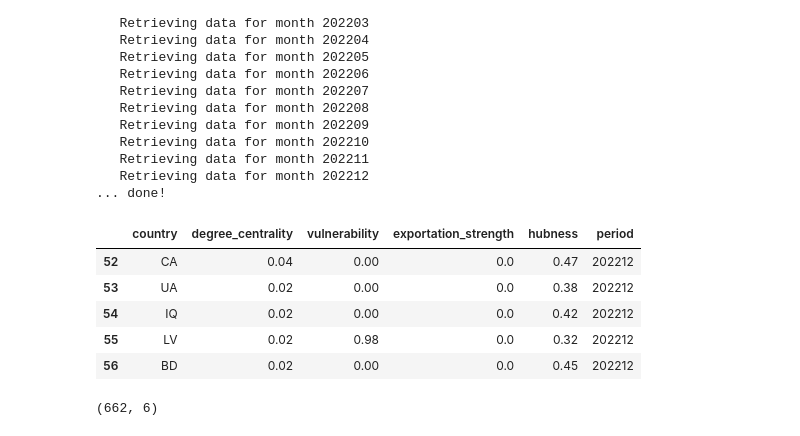
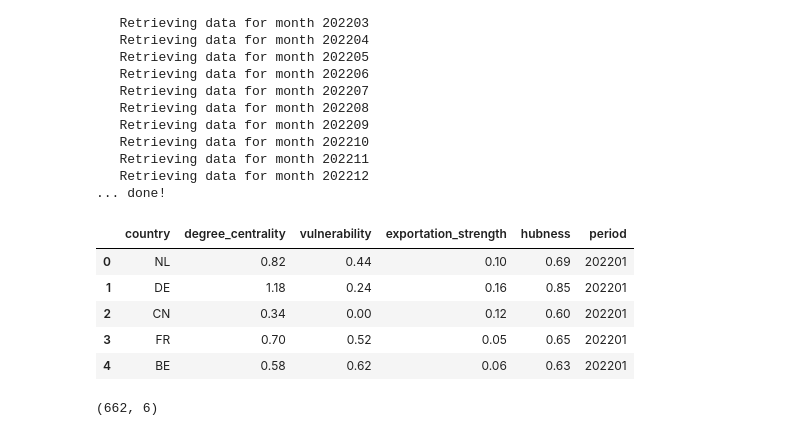
Before and after one commit to istat-methodology/terra, a Jupyter notebook: terra-analysis/Terra_graph_analysis.ipynb, the cells around one changed output. Drawn from its saved outputs; the diff is of its cells as text; code cells hidden in the pictures.

```diff
--- a/terra-analysis/Terra_graph_analysis.ipynb
+++ b/terra-analysis/Terra_graph_analysis.ipynb
@@ -65,14 +65,14 @@ Starting data retrieval...
 # %%
 df_metrics.to_csv("output/metrics.csv", index = False, sep = ";", decimal= ",")
 # %%
-df_metrics.tail()
+df_metrics.head()
 # %% [output]
 |  | country | degree_centrality | vulnerability | exportation_strength | hubness | period |
-| 52 | CA | 0.04 | 0.00 | 0.0 | 0.47 | 202212 |
-| 53 | UA | 0.02 | 0.00 | 0.0 | 0.38 | 202212 |
-| 54 | IQ | 0.02 | 0.00 | 0.0 | 0.42 | 202212 |
-| 55 | LV | 0.02 | 0.98 | 0.0 | 0.32 | 202212 |
-| 56 | BD | 0.02 | 0.00 | 0.0 | 0.45 | 202212 |
+| 0 | NL | 0.82 | 0.44 | 0.10 | 0.69 | 202201 |
+| 1 | DE | 1.18 | 0.24 | 0.16 | 0.85 | 202201 |
+| 2 | CN | 0.34 | 0.00 | 0.12 | 0.60 | 202201 |
+| 3 | FR | 0.70 | 0.52 | 0.05 | 0.65 | 202201 |
+| 4 | BE | 0.58 | 0.62 | 0.06 | 0.63 | 202201 |
 # %%
 df_metrics.shape
 # %% [output]
```
Also changed, not shown: 2 other files.
